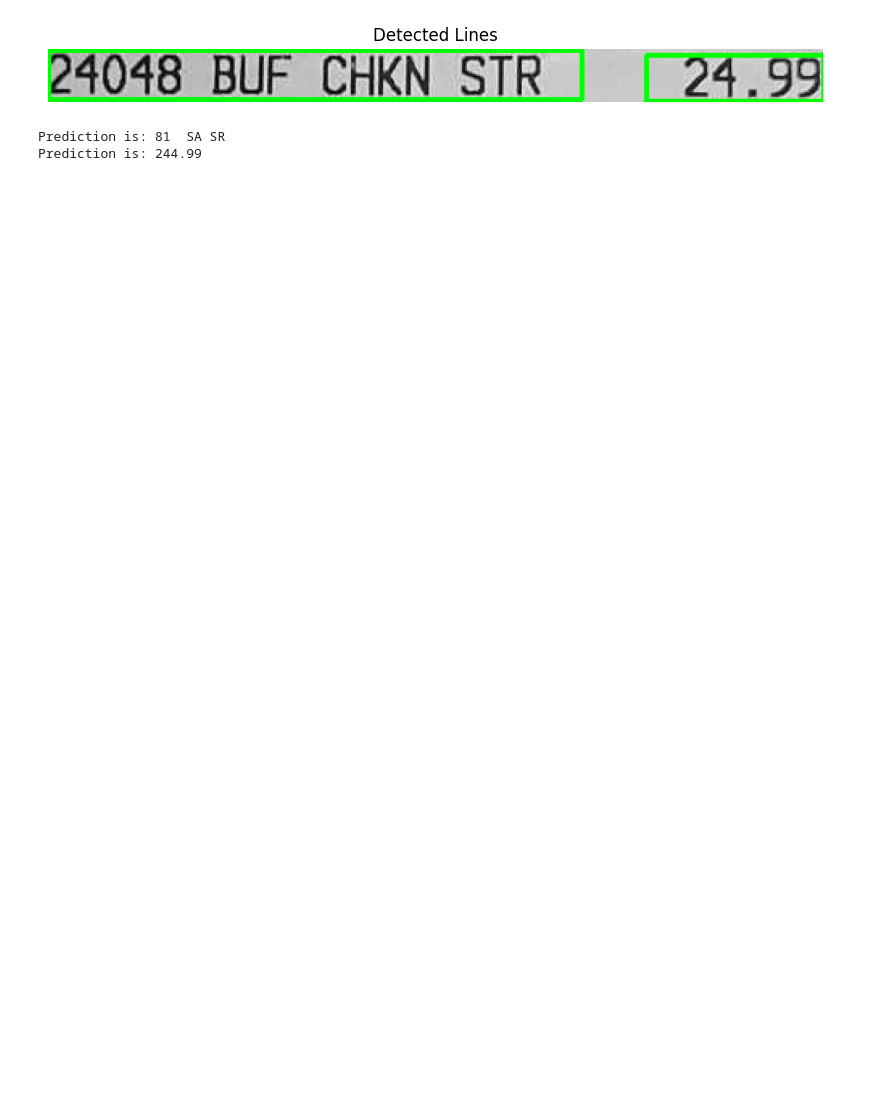
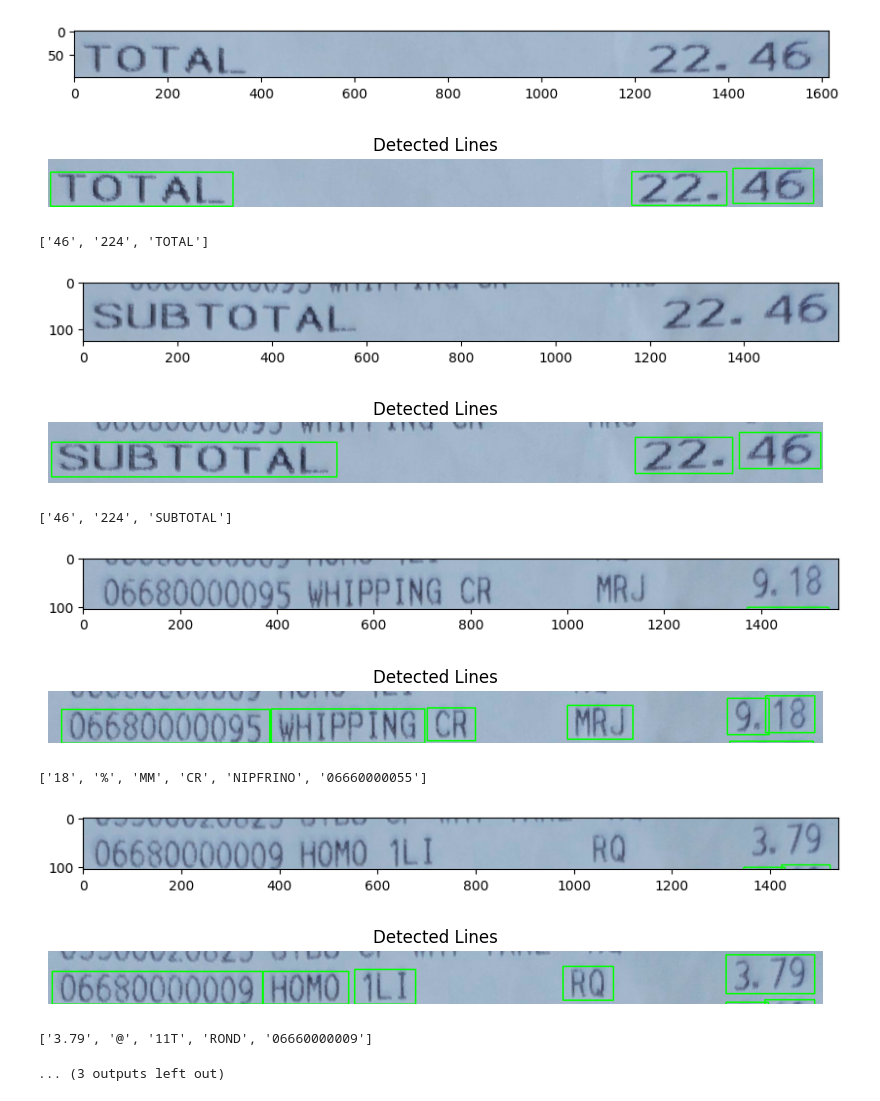
Before and after one commit to kcccr123/receipt-scanner-backend, a Jupyter notebook: RCNN/YOLO_connection.ipynb, the cells around one changed output. Cells and saved outputs as stored; diff of their text form; code cells hidden in the pictures; blank space fills up the shorter version.

```diff
--- a/RCNN/YOLO_connection.ipynb
+++ b/RCNN/YOLO_connection.ipynb
@@ -42,13 +89,40 @@ class inferencemode:
+# %%
+#overall function
+# testing
+bboxCoord = [[105, 1720, 1415, 1515], [105, 1705, 1235, 1360], [160, 1720, 1155, 1260], [180, 1720, 1070, 1175], [180, 1725, 985, 1095]]
+
+img_path = r"D:\photos\RCNN4\train\20240706_015503_jpg.rf.480d069b4a243d281112d1daf06b8862.jpg"
+image = cv2.imread(img_path.replace("\\", "/"))
+
+tester = inferencemode(model_path)
+
+results = tester.run(image, bboxCoord)
+for i in results:
+    print(i)
+# %% [output]
+[figure, added]
+[figure, added]
+['46', '224', 'TOTAL']
+[figure, added]
+[figure, added]
+['46', '224', 'SUBTOTAL']
+[figure, added]
+[figure, added]
+['18', '%', 'MM', 'CR', 'NIPFRINO', '06660000055']
+[figure, added]
+[figure, added]
+['3.79', '@', '11T', 'ROND', '06660000009']
+... (3 outputs left out)
 # %%
 img_path = r"D:\photos\RCNN4\BBOXES\75.jpg"
 #"D:\photos\SORIE\test\0afc0804-7e6e-4e77-ab68-8d9384918be7.jpg"
 # %%
-img_path = r"D:\photos\RCNN4\BBOXES\78.jpg"
-image = cv2.imread(img_path.replace("\\", "/"), cv2.IMREAD_GRAYSCALE)
+img_path = r"D:\photos\RCNN4\BBOXES\95.jpg"
+image = cv2.imread(img_path.replace("\\", "/"), cv2.IMREAD_GRAYSCALE)#np array
 
 _, binary_image = cv2.threshold(image, 128, 255, cv2.THRESH_BINARY_INV | cv2.THRESH_OTSU)
 
-kernel = np.ones((5, 50), np.uint8)
+kernel = np.ones((5, 20), np.uint8)
 
 dilated_image = cv2.dilate(binary_image, kernel, iterations=1)
 
@@ -81,7 +155,3 @@ plt.show()
 for capture in elements:
     prediction_text = model.predict(capture)
     print(f"Prediction is: {prediction_text}")
-# %% [output]
-[figure, removed]
-Prediction is: 81  SA SR
-Prediction is: 244.99
```
Also changed, not shown: parts of 1 cell of this notebook.
